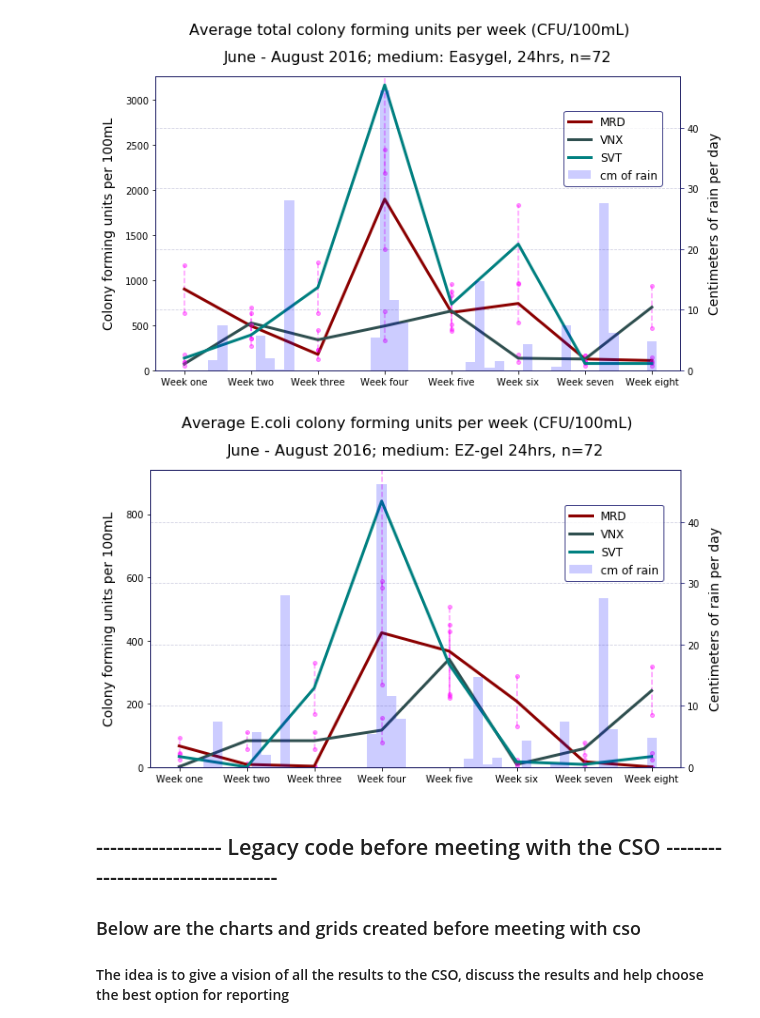
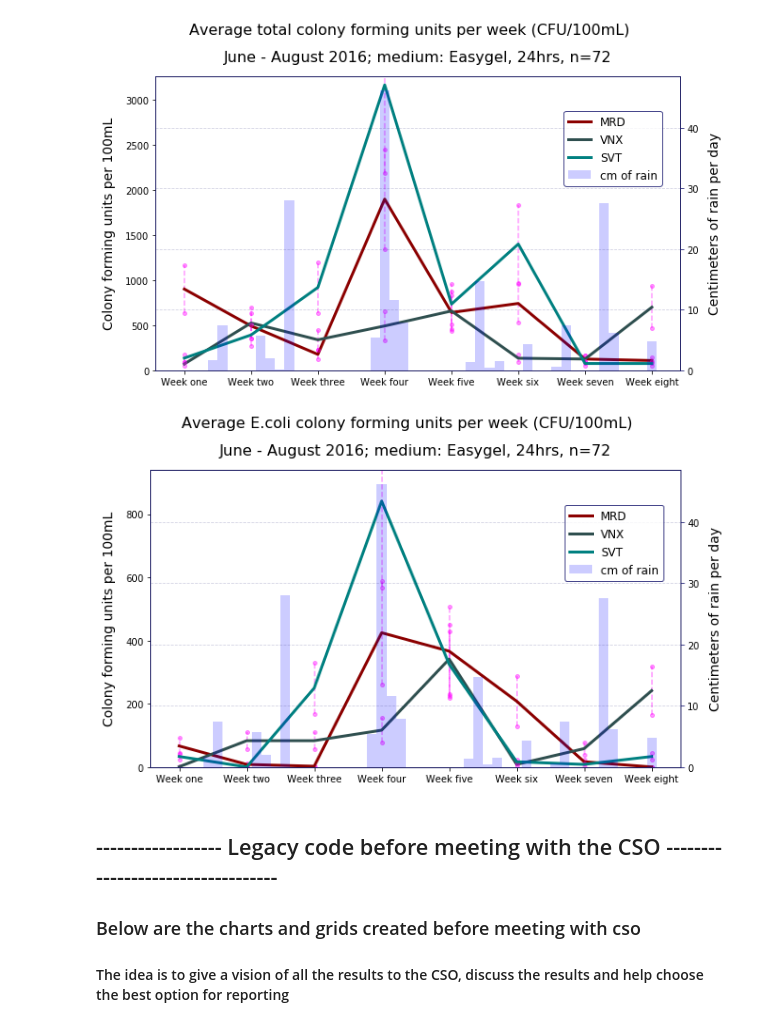
Before and after one commit to GaryHDA/module_one, a Jupyter notebook: micro/results_grid_final_version.ipynb, the cells around one changed output. Cells and saved outputs as stored; diff of their text form; code cells hidden in the pictures.

```diff
--- a/micro/results_grid_final_version.ipynb
+++ b/micro/results_grid_final_version.ipynb
@@ -1429,9 +1429,9 @@ not_simple_plot(8, cfu_week_2016,b_2016, date_list_2016, places_48, rain_2016, w
 # %% [output]
 [figure]
 # %%
-not_simple_plot(8, e_coli_2016,b_2016, date_list_2016, places_48, rain_2016, weeks_l, 'Average E.coli colony forming units per week (CFU/100mL)','June - August 2016; medium: EZ-gel 24hrs, n=72', 'total_ecoli_2016.png')
+not_simple_plot(8, e_coli_2016,b_2016, date_list_2016, places_48, rain_2016, weeks_l, 'Average E.coli colony forming units per week (CFU/100mL)','June - August 2016; medium: Easygel, 24hrs, n=72', 'total_ecoli_2016.png')
 # %% [output]
-[figure, old version]
+[figure, new version]
 # %% [markdown]
 ## ------------------ Legacy code before meeting with the CSO ----------------------------------
 ### Below are  the charts and grids created before meeting with cso
```
Also changed, not shown: parts of 2 cells of this notebook, 3 other files.
